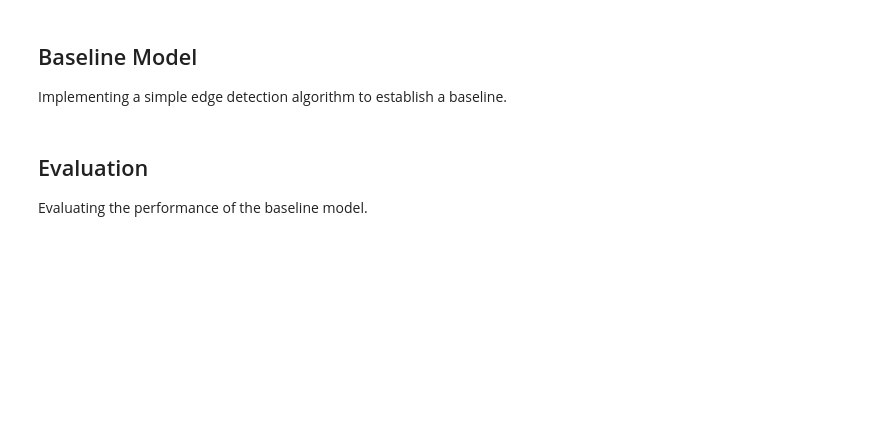
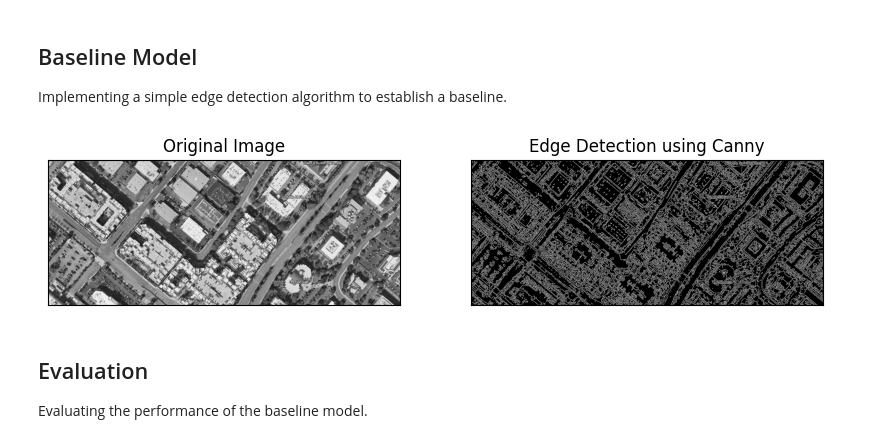
Before and after one commit to DevelopmentLife/Geospatial_Final_CV, a Jupyter notebook: Edge_Detection_Geospatial_Data.ipynb, the cells around one changed output. Cells and saved outputs as stored; diff of their text form; code cells hidden in the pictures; blank space fills up the shorter version.

```diff
--- a/Edge_Detection_Geospatial_Data.ipynb
+++ b/Edge_Detection_Geospatial_Data.ipynb
@@ -318,3 +240,27 @@ geo_data['buffered'] = geo_data['geometry'].buffer(0.1)
+# %%
+import cv2
+from matplotlib import pyplot as plt
+
+
+image_path = 'irvine_CA_map.png'
+img = cv2.imread(image_path, cv2.IMREAD_GRAYSCALE)
+
+
+if img is None:
+    print("Error: Image not found")
+else:
+    edges = cv2.Canny(img, threshold1=100, threshold2=200)
+    plt.figure(figsize=(10, 5))
+
+    plt.subplot(121), plt.imshow(img, cmap='gray')
+    plt.title('Original Image'), plt.xticks([]), plt.yticks([])
+
+    plt.subplot(122), plt.imshow(edges, cmap='gray')
+    plt.title('Edge Detection using Canny'), plt.xticks([]), plt.yticks([])
+
+    plt.show()
+# %% [output]
+[figure, added]
 # %% [markdown]
 ## Evaluation
 
```
Also changed, not shown: parts of 14 cells of this notebook.
